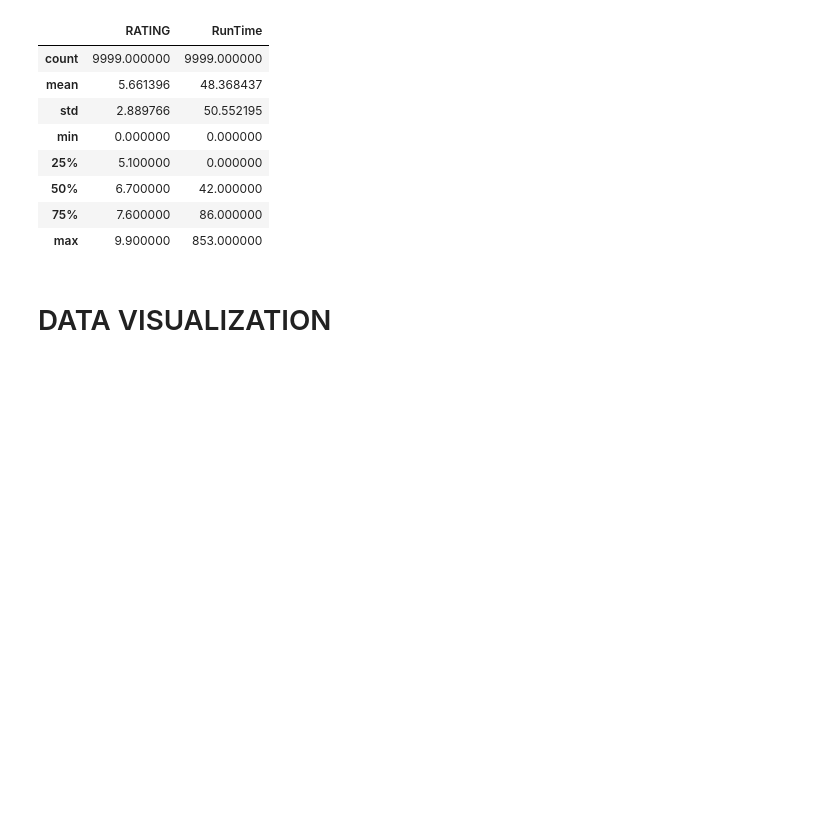
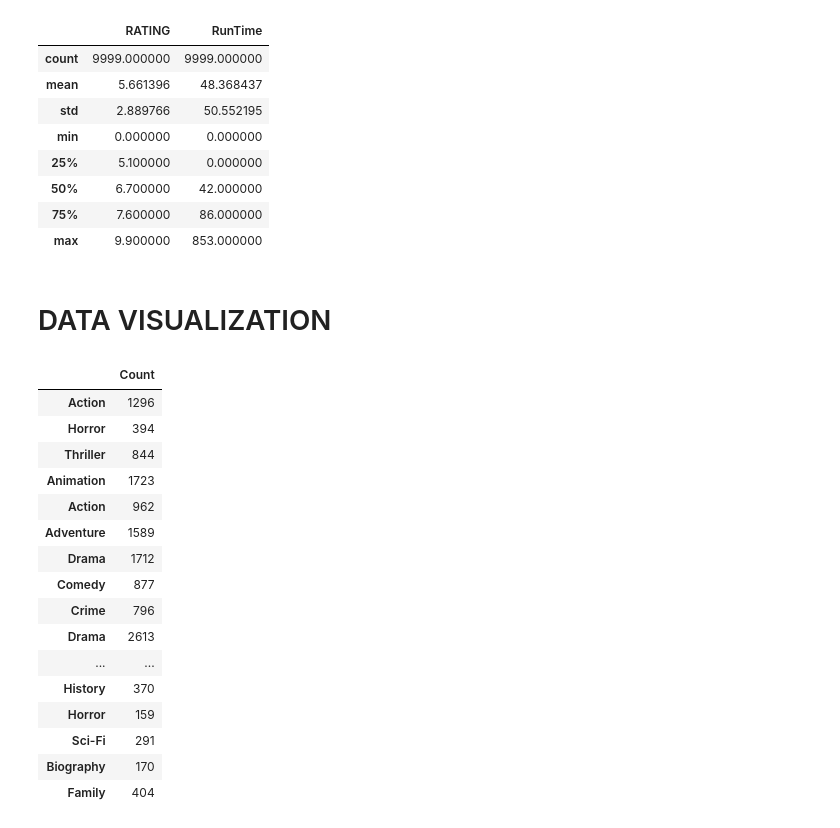
Before and after one commit to BlackHawk0/movie-recommendation-system, a Jupyter notebook: movieRecomendation.ipynb, the cells around one changed output. Cells and saved outputs as stored; diff of their text form; code cells hidden in the pictures; blank space fills up the shorter version.

Commit message:
✨: get genres

```diff
--- a/movieRecomendation.ipynb
+++ b/movieRecomendation.ipynb
@@ -192,3 +204,36 @@ df.describe()
 | max | 9.900000 | 853.000000 |
 # %% [markdown]
 # DATA VISUALIZATION
+# %%
+# get genres
+genres = df['GENRE'].dropna().to_list()
+
+# empty list to store all genres
+genres_list = list()
+
+# split and add individual genres to the empty list
+for genre in genres:
+    gens = genre.split(',')
+    for g in gens:
+        genres_list.append(g)
+
+genre_df = pd.DataFrame.from_dict(Counter(genres_list), orient = 'index').rename(columns = {0:'Count'})
+genre_df.head(20)
+# %% [output]
+|  | Count |
+| Action | 1296 |
+| Horror | 394 |
+| Thriller | 844 |
+| Animation | 1723 |
+| Action | 962 |
+| Adventure | 1589 |
+| Drama | 1712 |
+| Comedy | 877 |
+| Crime | 796 |
+| Drama | 2613 |
+| ... | ... |
+| History | 370 |
+| Horror | 159 |
+| Sci-Fi | 291 |
+| Biography | 170 |
+| Family | 404 |
```
Also changed, not shown: parts of 2 cells of this notebook.
